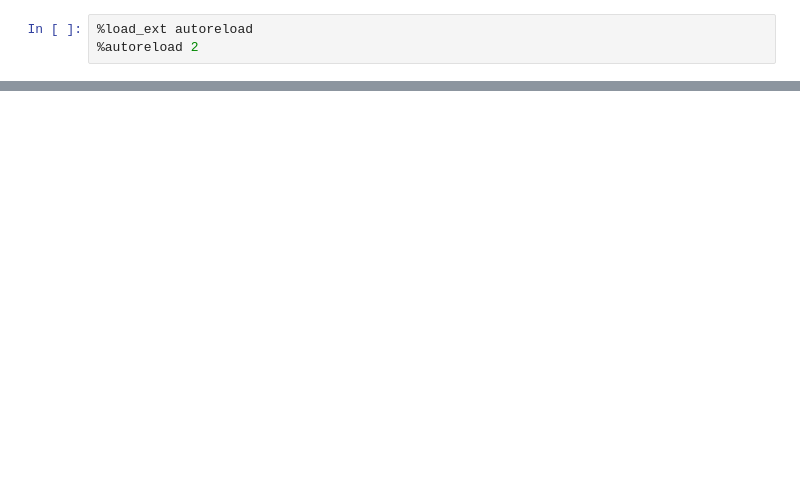
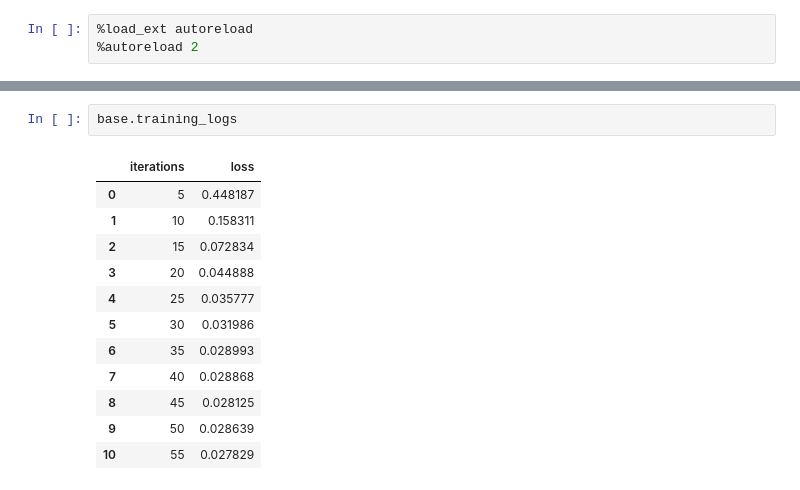
Before and after one commit to gabriel-lepetitaimon/coherent-gradient-toys, a Jupyter notebook: Toys.ipynb, the cells around one changed output, grey strips where cells are left out. Saved outputs shown, nothing was run; the diff lists cells and outputs as text; blank space fills up the shorter version.

```diff
--- a/Toys.ipynb
+++ b/Toys.ipynb
@@ -43,0 +37,15 @@ plt.imshow(map.cpu())
+# %%
+base.training_logs
+# %% [output]
+|  | iterations | loss |
+| 0 | 5 | 0.448187 |
+| 1 | 10 | 0.158311 |
+| 2 | 15 | 0.072834 |
+| 3 | 20 | 0.044888 |
+| 4 | 25 | 0.035777 |
+| 5 | 30 | 0.031986 |
+| 6 | 35 | 0.028993 |
+| 7 | 40 | 0.028868 |
+| 8 | 45 | 0.028125 |
+| 9 | 50 | 0.028639 |
+| 10 | 55 | 0.027829 |
```
Also changed, not shown: parts of 16 cells of this notebook, 15 other files.
